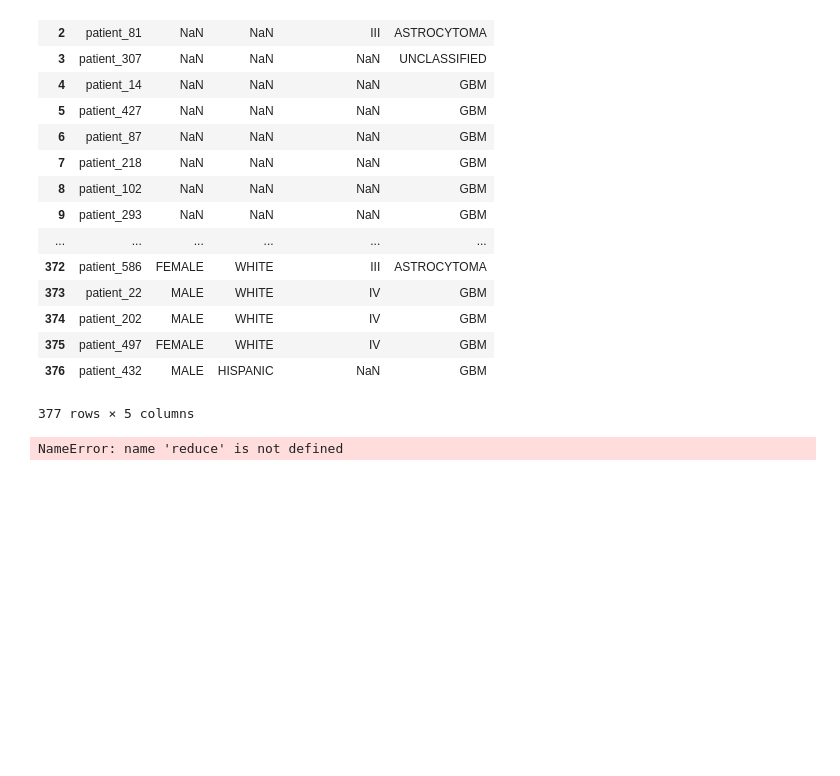
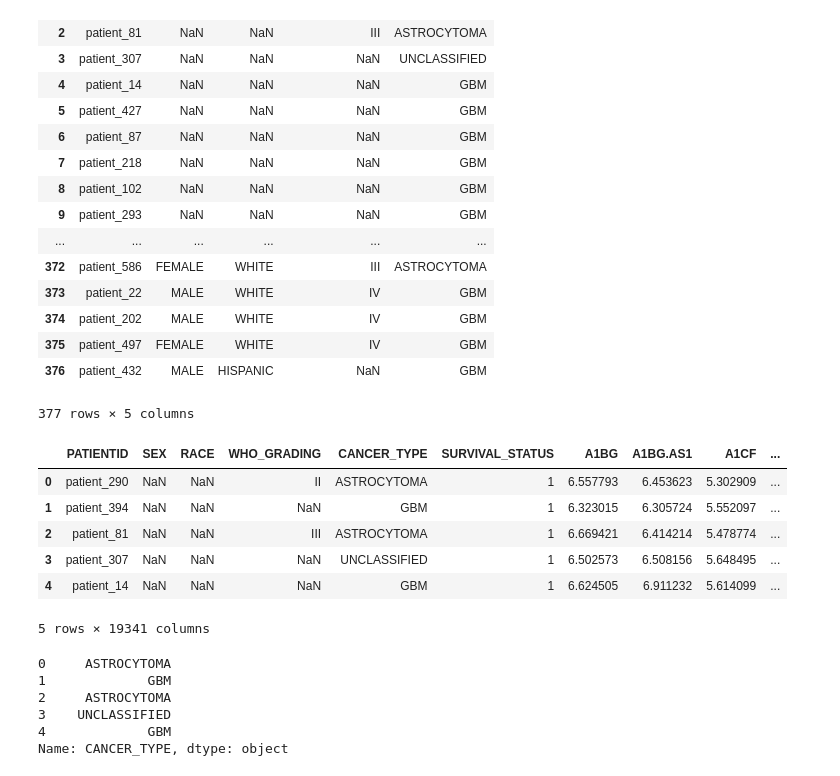
Before and after one commit to codeCleanAlways/myPyProjects, a Jupyter notebook: basicspython.ipynb, the cells around one changed output. Saved outputs shown, nothing was run; the diff lists cells and outputs as text; code cells hidden in the pictures; blank space fills up the shorter version.

```diff
--- a/basicspython.ipynb
+++ b/basicspython.ipynb
@@ -48,11 +48,30 @@ dfPhenotypes
 | 375 | patient_497 | FEMALE | WHITE | IV | GBM |
 | 376 | patient_432 | MALE | HISPANIC | NaN | GBM |
 377 rows × 5 columns
-# %%
-dfs = [dfFeatures, dfPhenotypes, dfOutcomes]
-from functools import partial
-outer_merge = partial(pd.merge, how='outer')
-reduce(outer_merge, dfs)
-dfs
-# %% [output]
-NameError: name 'reduce' is not defined
+# %%
+dfs = pd.merge(dfPhenotypes,dfOutcomes,how="inner",on="PATIENTID")
+dfMerged = pd.merge(dfs,dfFeatures,how="inner",on="PATIENTID")
+#dfMerged.describe()
+dfMerged.head()
+# %% [output]
+|  | PATIENTID | SEX | RACE | WHO_GRADING | CANCER_TYPE | SURVIVAL_STATUS | A1BG | A1BG.AS1 | A1CF | ... |
+| 0 | patient_290 | NaN | NaN | II | ASTROCYTOMA | 1 | 6.557793 | 6.453623 | 5.302909 | ... |
+| 1 | patient_394 | NaN | NaN | NaN | GBM | 1 | 6.323015 | 6.305724 | 5.552097 | ... |
+| 2 | patient_81 | NaN | NaN | III | ASTROCYTOMA | 1 | 6.669421 | 6.414214 | 5.478774 | ... |
+| 3 | patient_307 | NaN | NaN | NaN | UNCLASSIFIED | 1 | 6.502573 | 6.508156 | 5.648495 | ... |
+| 4 | patient_14 | NaN | NaN | NaN | GBM | 1 | 6.624505 | 6.911232 | 5.614099 | ... |
+5 rows × 19341 columns
+# %%
+from sklearn.feature_selection import GenericUnivariateSelect, chi2, SelectKBest, f_regression
+X = dfMerged
+X=X.drop(columns=['PATIENTID','SEX','RACE','WHO_GRADING','CANCER_TYPE','SURVIVAL_STATUS'])
+y = dfMerged.iloc[:,4]
+X.head()
+y.head()
+# %% [output]
+0     ASTROCYTOMA
+1             GBM
+2     ASTROCYTOMA
+3    UNCLASSIFIED
+4             GBM
+Name: CANCER_TYPE, dtype: object
```
Also changed, not shown: parts of 4 cells of this notebook.
